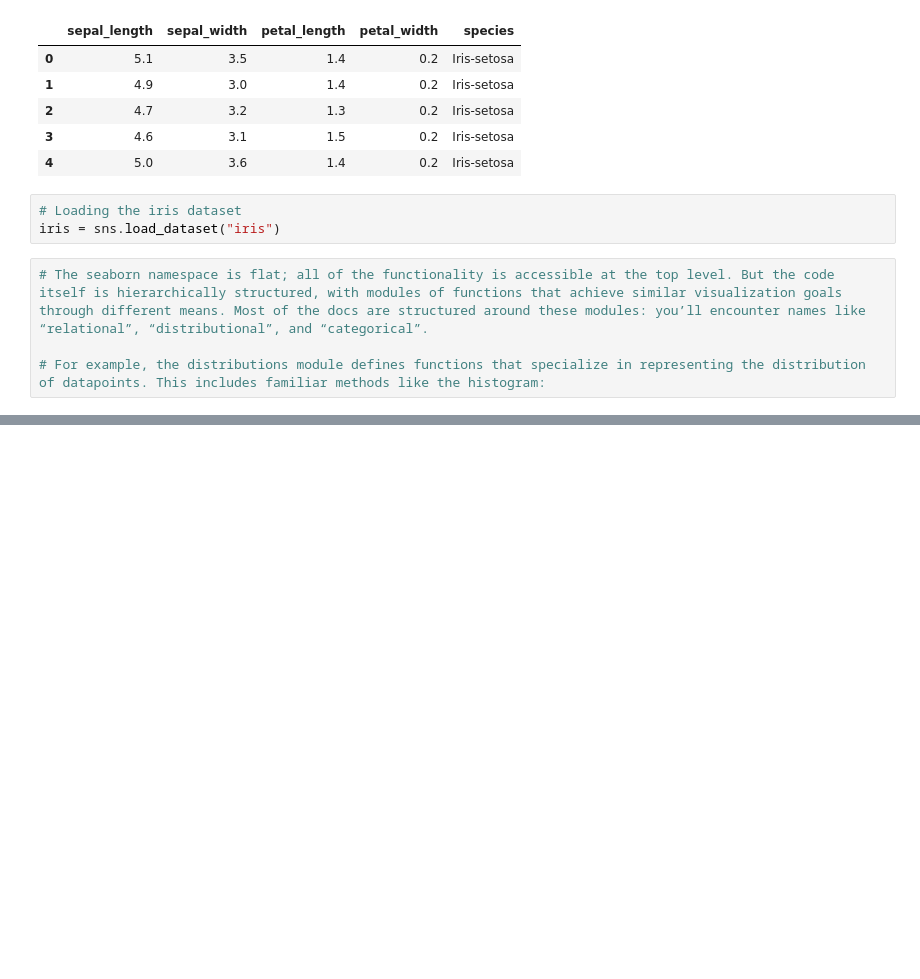
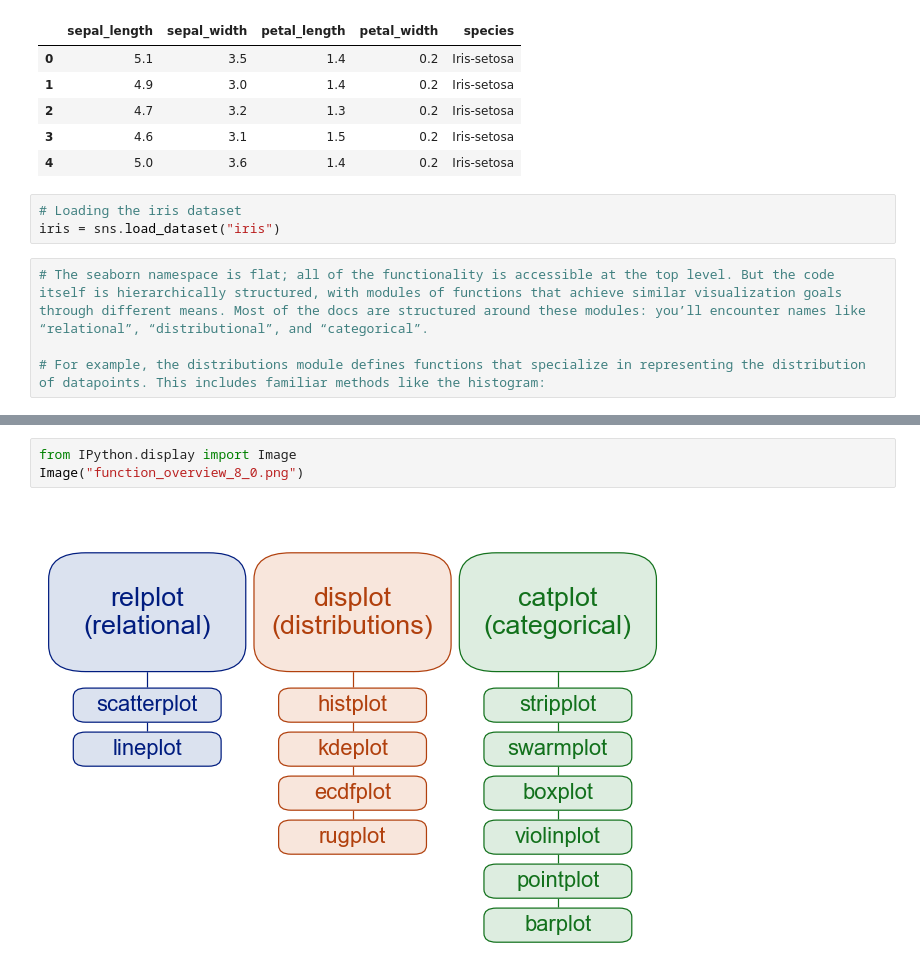
Before and after one commit to chimaihueze/Seaborn, a Jupyter notebook: plotting-functions.ipynb, the cells around one changed output, grey strips where cells are left out. Drawn from its saved outputs; the diff is of its cells as text; blank space fills up the shorter version.

```diff
--- a/plotting-functions.ipynb
+++ b/plotting-functions.ipynb
@@ -82,0 +95,5 @@ sns.histplot(data = iris, x = 'species', y = 'petal_length', hue = 'species', mu
+# %%
+from IPython.display import Image
+Image("function_overview_8_0.png")
+# %% [output]
+[figure, added]
```
Also changed, not shown: parts of 6 cells of this notebook, 1 other file.
